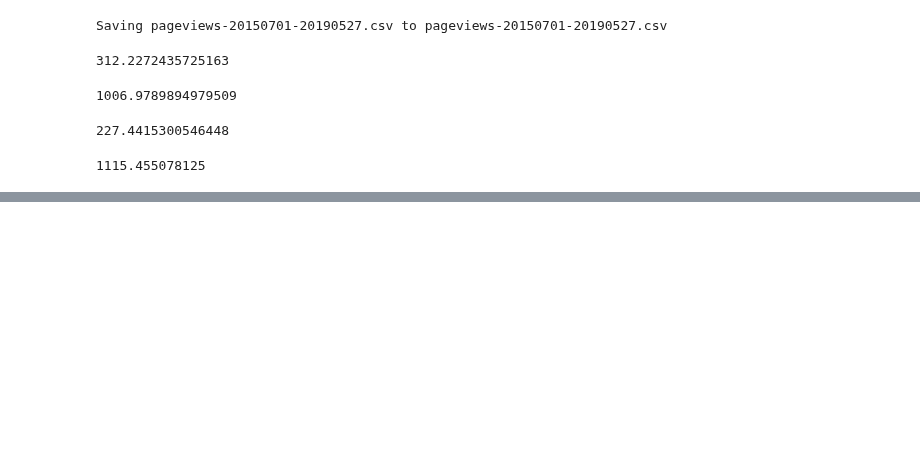
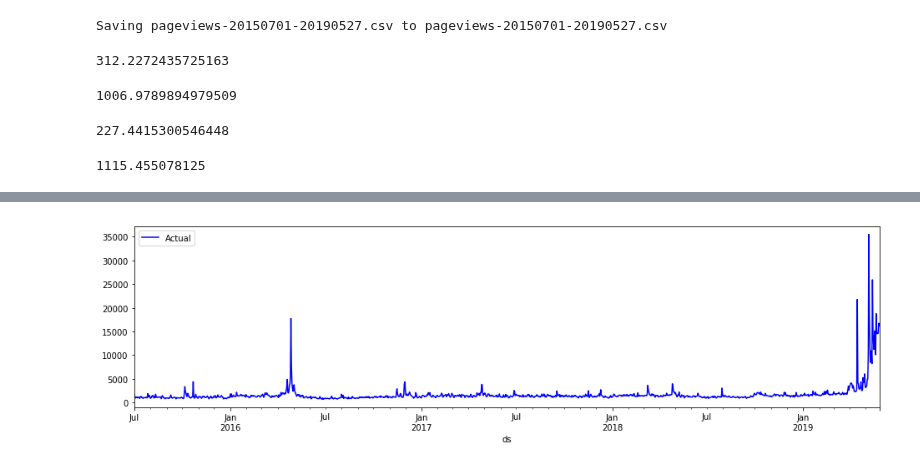
Before and after one commit to bloominstituteoftechnology/DS-Unit-2-Regression-1, a Jupyter notebook: module2-evaluating-forecasts/kim_lowry_evaluating_forecasts_lecture.ipynb, the cells around one changed output, grey strips where cells are left out. Saved outputs shown, nothing was run; the diff lists cells and outputs as text; code cells hidden in the pictures; blank space fills up the shorter version.

```diff
--- a/module2-evaluating-forecasts/kim_lowry_evaluating_forecasts_lecture.ipynb
+++ b/module2-evaluating-forecasts/kim_lowry_evaluating_forecasts_lecture.ipynb
@@ -278,0 +318,4 @@ TypeError: ignored
+# %%
+views.plot(x='ds', y='y', color='blue', label='Actual', figsize=(16,4));
+# %% [output]
+[figure, added]
```
Also changed, not shown: parts of 16 cells of this notebook.
